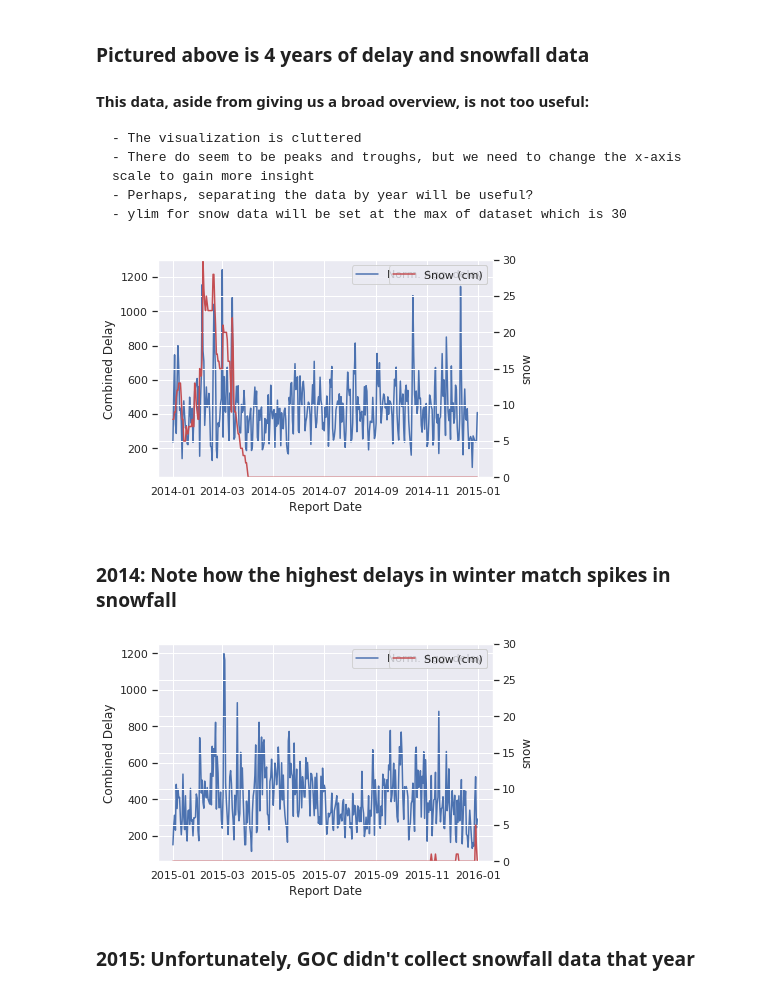
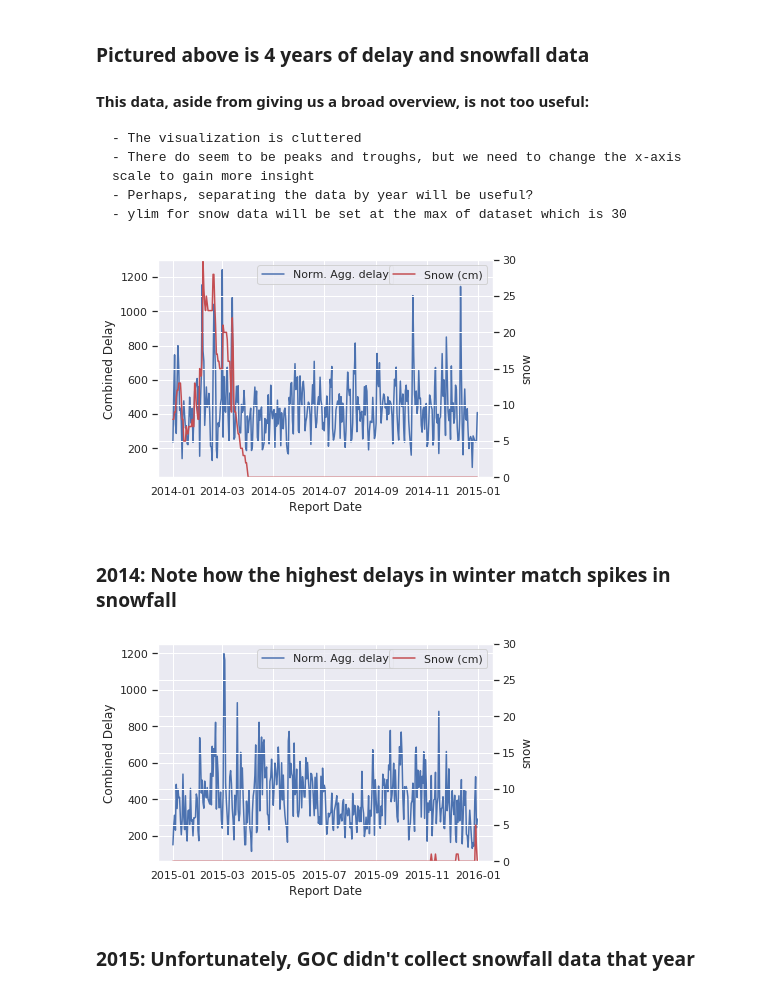
Before and after one commit to alok-drop/weather_mobility_analysis, a Jupyter notebook: snow_delay_full_data.ipynb, the cells around one changed output. Drawn from its saved outputs; the diff is of its cells as text; code cells hidden in the pictures.

```diff
--- a/snow_delay_full_data.ipynb
+++ b/snow_delay_full_data.ipynb
@@ -154,17 +154,17 @@ plt.show()
 # %%
 # 2014 data
 
 # Note how 'loc' is a super powerful operator that allows us to zoom in and out of the data!
 
 ax = sns.lineplot(x='Report Date', y='Combined Delay', data= delay_df.loc['2014'].reset_index(), label='Norm. Agg. delay')
 
 ax2 = ax.twinx()
 ax2 = sns.lineplot(x='date', y='snow', data= weather_df.loc['2014'].reset_index(), ax=ax2, color='r', label='Snow (cm)')
 ax2.set(ylim=(0,30))
-ax.legend()
+ax.legend(loc='upper center')
 plt.show()
 # %% [output]
-[figure, old version]
+[figure, new version]
 # %% [markdown]
 ### 2014: Note how the highest delays in winter match spikes in snowfall
 # %%
@@ -175,10 +175,10 @@ ax = sns.lineplot(x='Report Date', y='Combined Delay', data= delay_df.loc['2015'
 ax2 = ax.twinx()
 ax2 = sns.lineplot(x='date', y='snow', data= weather_df.loc['2015'].reset_index(), ax=ax2, color='r', label='Snow (cm)')
 ax2.set(ylim=(0,30))
-ax.legend()
+ax.legend(loc='upper center')
 plt.show()
 # %% [output]
-[figure, old version]
+[figure, new version]
 # %% [markdown]
 ### 2015: Unfortunately, GOC didn't collect snowfall data that year
 # %%
```
Also changed, not shown: parts of 3 cells of this notebook.
